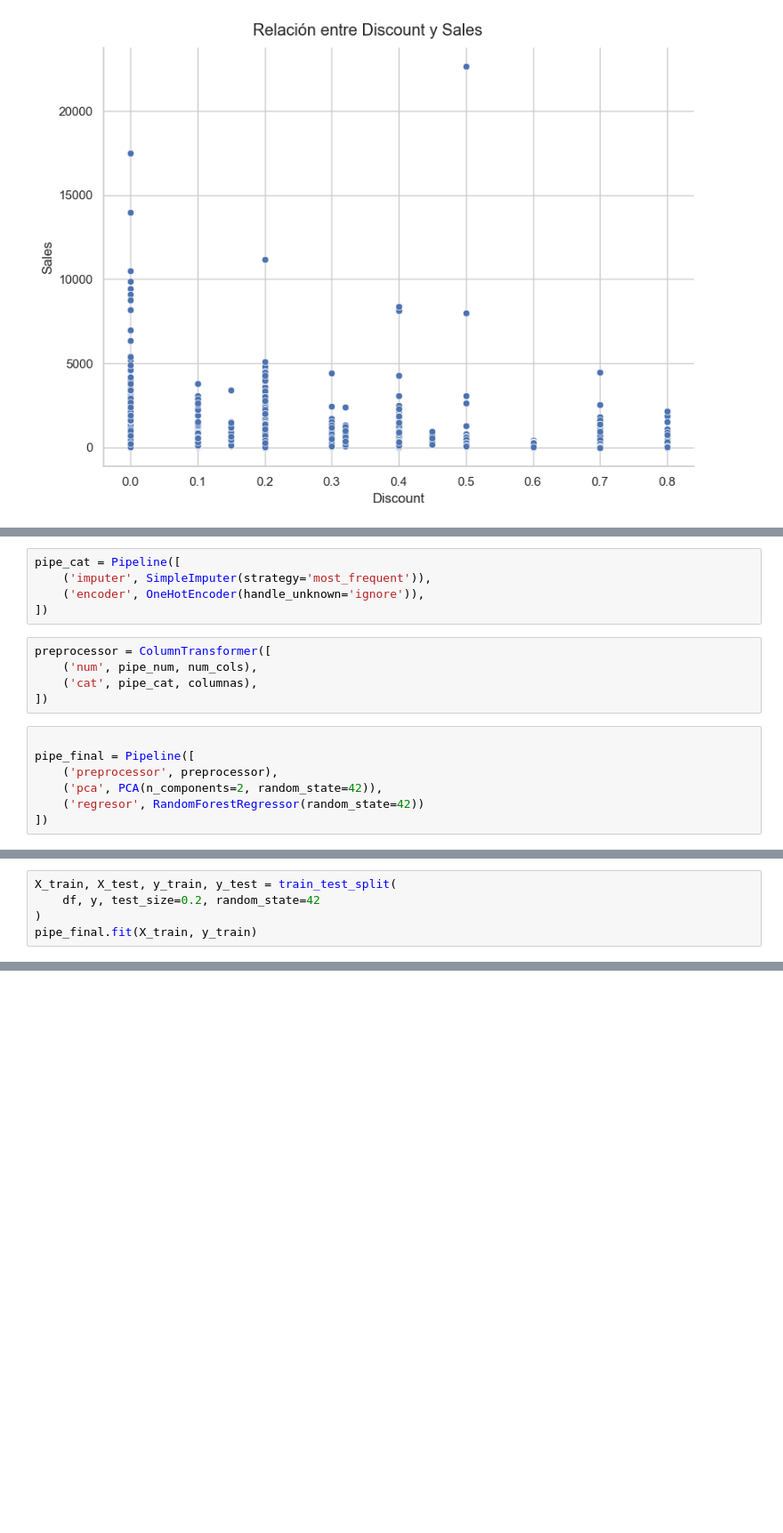
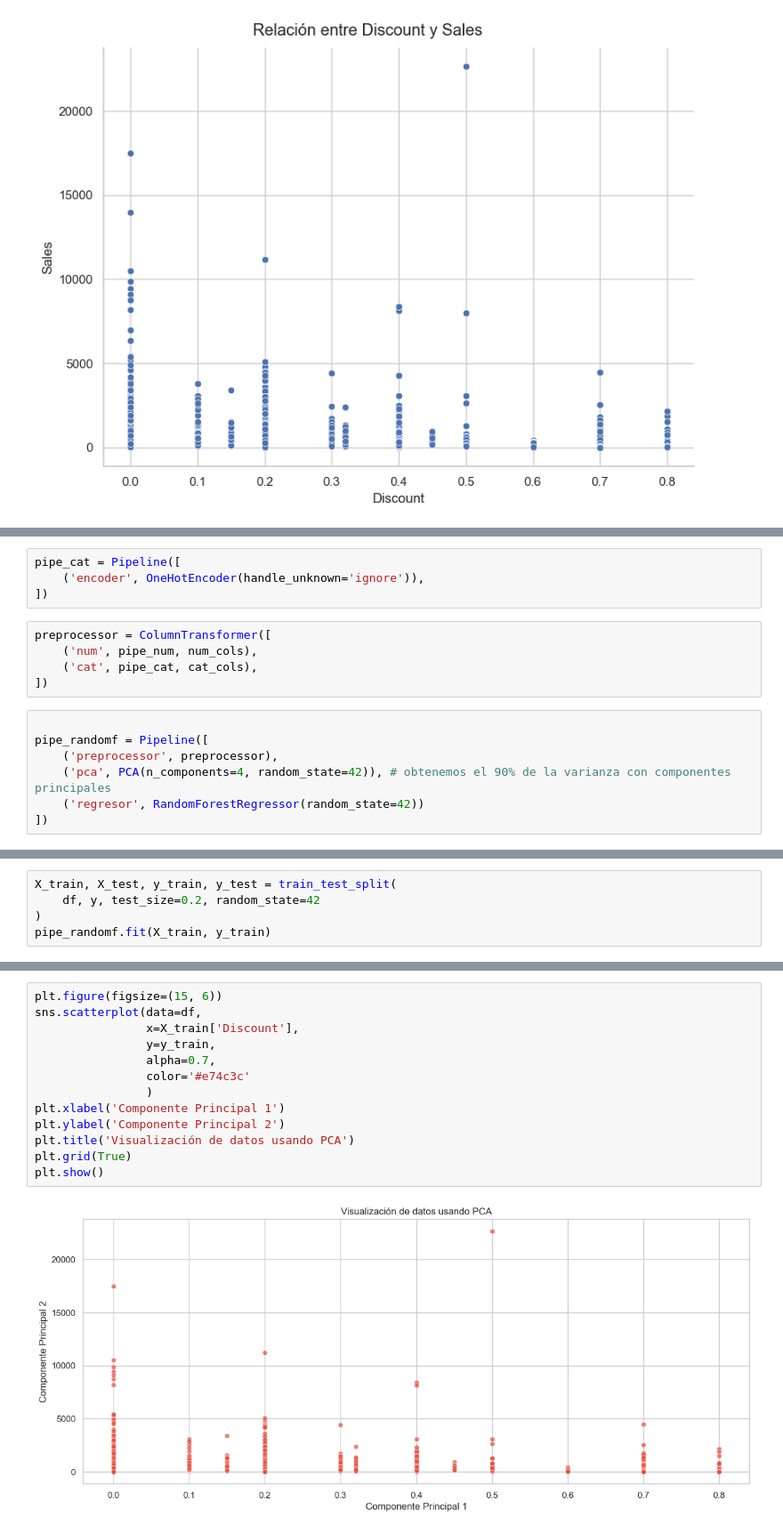
Before and after one commit to NoeliaTJ/ControlStock, a Jupyter notebook: superstore.ipynb, the cells around one changed output, grey strips where cells are left out. Shown at 89% size. Cells and saved outputs as stored; diff of their text form; blank space fills up the shorter version.

```diff
--- a/superstore.ipynb
+++ b/superstore.ipynb
@@ -831,18 +831,17 @@ pipe_num = Pipeline([
 ])
 # %%
 pipe_cat = Pipeline([
-    ('imputer', SimpleImputer(strategy='most_frequent')),
     ('encoder', OneHotEncoder(handle_unknown='ignore')),
 ])
 # %%
 preprocessor = ColumnTransformer([
     ('num', pipe_num, num_cols),
-    ('cat', pipe_cat, columnas),
+    ('cat', pipe_cat, cat_cols),
 ])
 # %%
 
-pipe_final = Pipeline([
+pipe_randomf = Pipeline([
     ('preprocessor', preprocessor),
-    ('pca', PCA(n_components=2, random_state=42)),
+    ('pca', PCA(n_components=4, random_state=42)), # obtenemos el 90% de la varianza con componentes principales
     ('regresor', RandomForestRegressor(random_state=42))
 ])
@@ -850,7 +851,7 @@ pipe_final = Pipeline([
 X_train, X_test, y_train, y_test = train_test_split(
     df, y, test_size=0.2, random_state=42
 )
-pipe_final.fit(X_train, y_train)
+pipe_randomf.fit(X_train, y_train)
 # %% [output]
 Pipeline(steps=[('preprocessor',
                  ColumnTransformer(transformers=[('num',
@@ -879,0 +885,15 @@ Features de salida: ['num__Quantity' 'num__Discount' 'num__Profit' ... 'cat__Pro
+# %%
+plt.figure(figsize=(15, 6))
+sns.scatterplot(data=df,
+                x=X_train['Discount'],
+                y=y_train,
+                alpha=0.7,
+                color='#e74c3c'
+                )
+plt.xlabel('Componente Principal 1')
+plt.ylabel('Componente Principal 2')
+plt.title('Visualización de datos usando PCA')
+plt.grid(True)
+plt.show()
+# %% [output]
+[figure, added]
```
Also changed, not shown: parts of 9 cells of this notebook.
